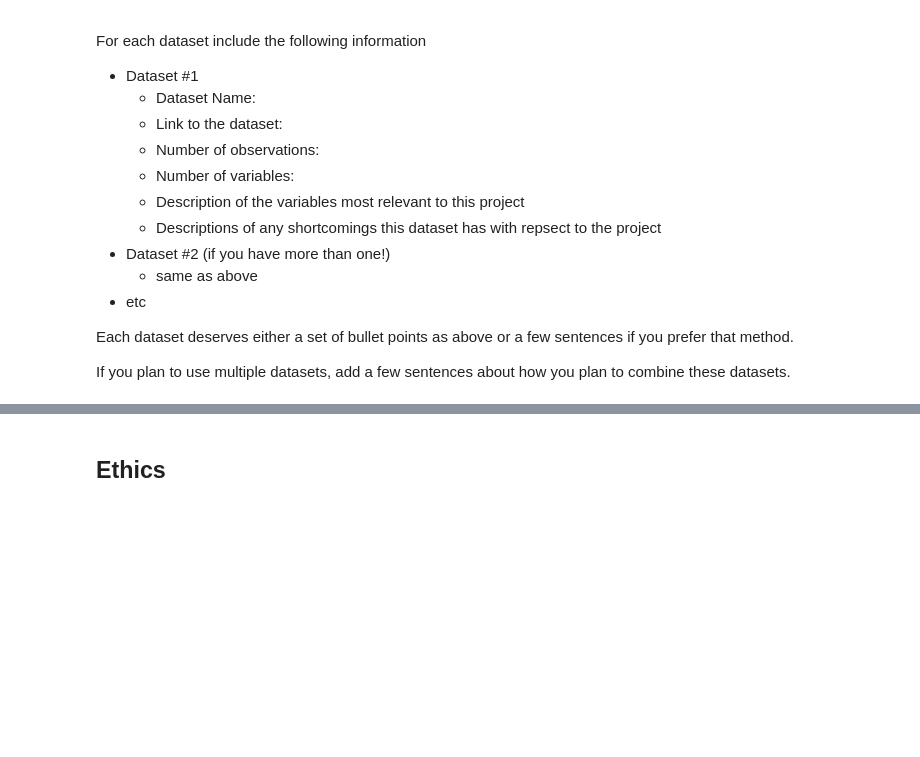
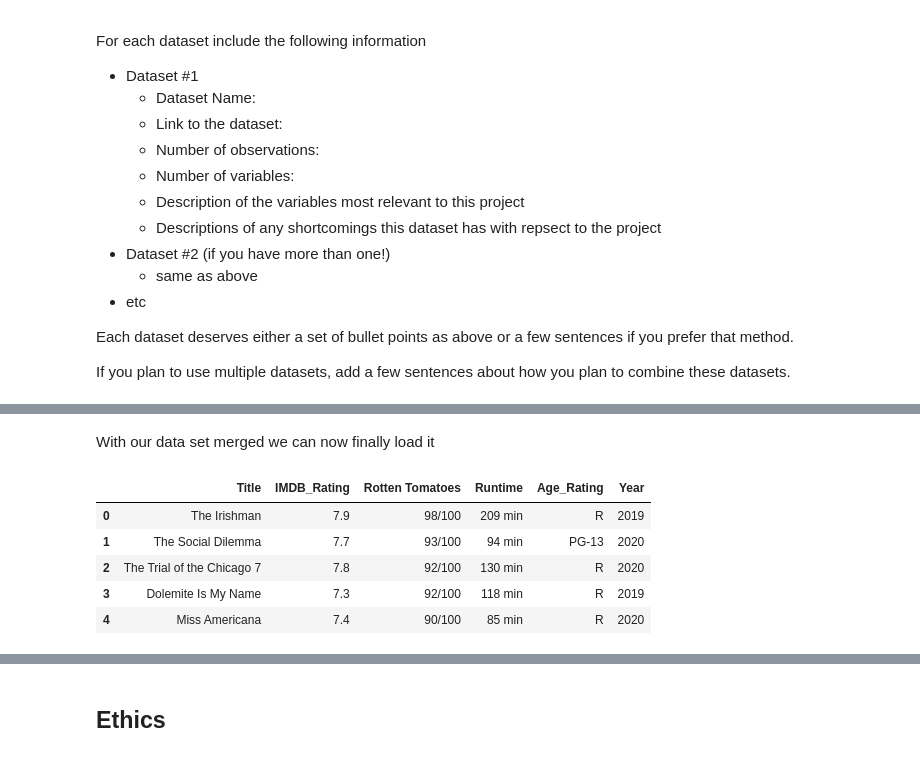
Before and after one commit to Sunisa-Yuki/movie-ratings-analysis, a Jupyter notebook: 01-DataCheckpoint.ipynb, the cells around one changed output, grey strips where cells are left out. Drawn from its saved outputs; the diff is of its cells as text; code cells hidden in the pictures; blank space fills up the shorter version.

```diff
--- a/01-DataCheckpoint.ipynb
+++ b/01-DataCheckpoint.ipynb
@@ -137,0 +256,13 @@ Instructions:
+# %% [markdown]
+With our data set merged we can now finally load it
+# %%
+
+df = pd.read_csv(Standardized_ratings)
+display(df.head())
+# %% [output]
+|  | Title | IMDB_Rating | Rotten Tomatoes | Runtime | Age_Rating | Year |
+| 0 | The Irishman | 7.9 | 98/100 | 209 min | R | 2019 |
+| 1 | The Social Dilemma | 7.7 | 93/100 | 94 min | PG-13 | 2020 |
+| 2 | The Trial of the Chicago 7 | 7.8 | 92/100 | 130 min | R | 2020 |
+| 3 | Dolemite Is My Name | 7.3 | 92/100 | 118 min | R | 2019 |
+| 4 | Miss Americana | 7.4 | 90/100 | 85 min | R | 2020 |
```
Also changed, not shown: parts of 23 cells of this notebook.
